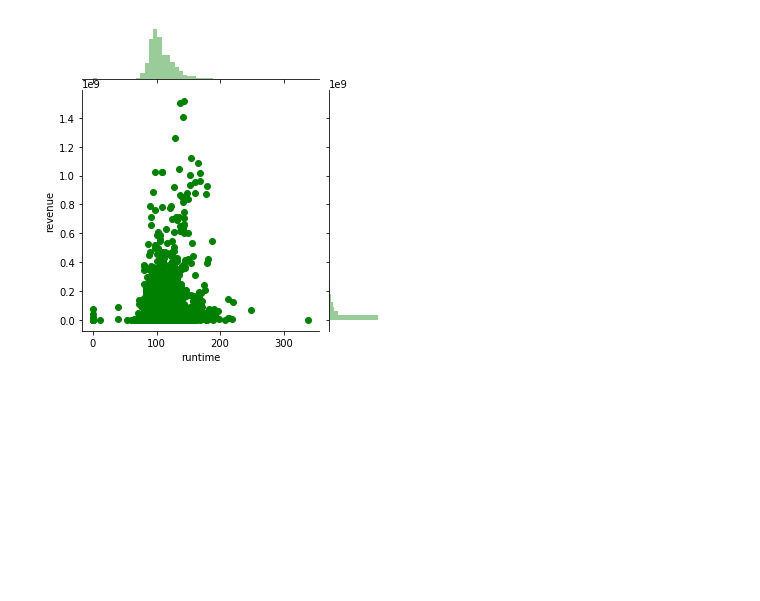
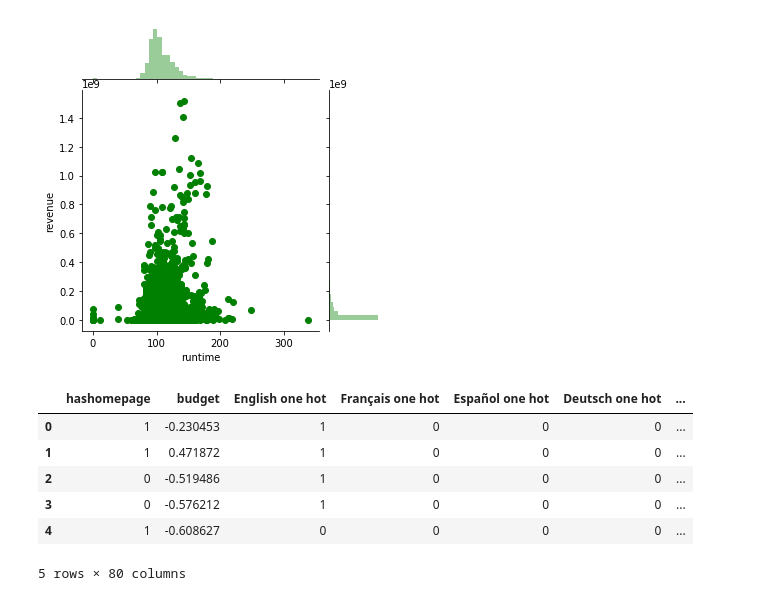
Before and after one commit to Adrian-Salazar411/Box-Office-Predictions, a Jupyter notebook: BoxOfficePredictions.ipynb, the cells around one changed output. Saved outputs shown, nothing was run; the diff lists cells and outputs as text; code cells hidden in the pictures; blank space fills up the shorter version.

```diff
--- a/BoxOfficePredictions.ipynb
+++ b/BoxOfficePredictions.ipynb
@@ -191,4 +208,14 @@ def df_transform(df):
     return output
 # %%
 train = df_transform(df)
+# %%
+train.head()
+# %% [output]
+|  | hashomepage | budget | English one hot | Français one hot | Español one hot | Deutsch one hot | ... |
+| 0 | 1 | -0.230453 | 1 | 0 | 0 | 0 | ... |
+| 1 | 1 | 0.471872 | 1 | 0 | 0 | 0 | ... |
+| 2 | 0 | -0.519486 | 1 | 0 | 0 | 0 | ... |
+| 3 | 0 | -0.576212 | 1 | 0 | 0 | 0 | ... |
+| 4 | 1 | -0.608627 | 0 | 0 | 0 | 0 | ... |
+5 rows × 80 columns
 # %%
```
Also changed, not shown: parts of 22 cells of this notebook.
